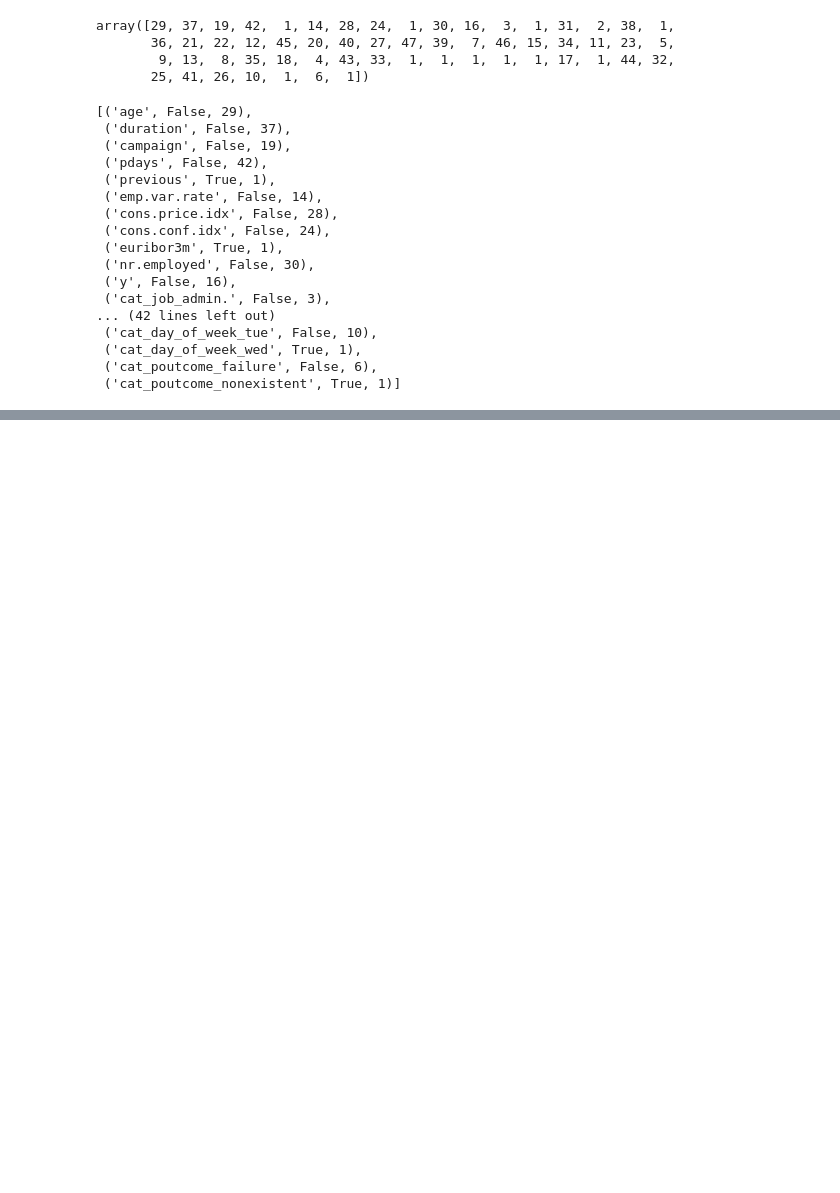
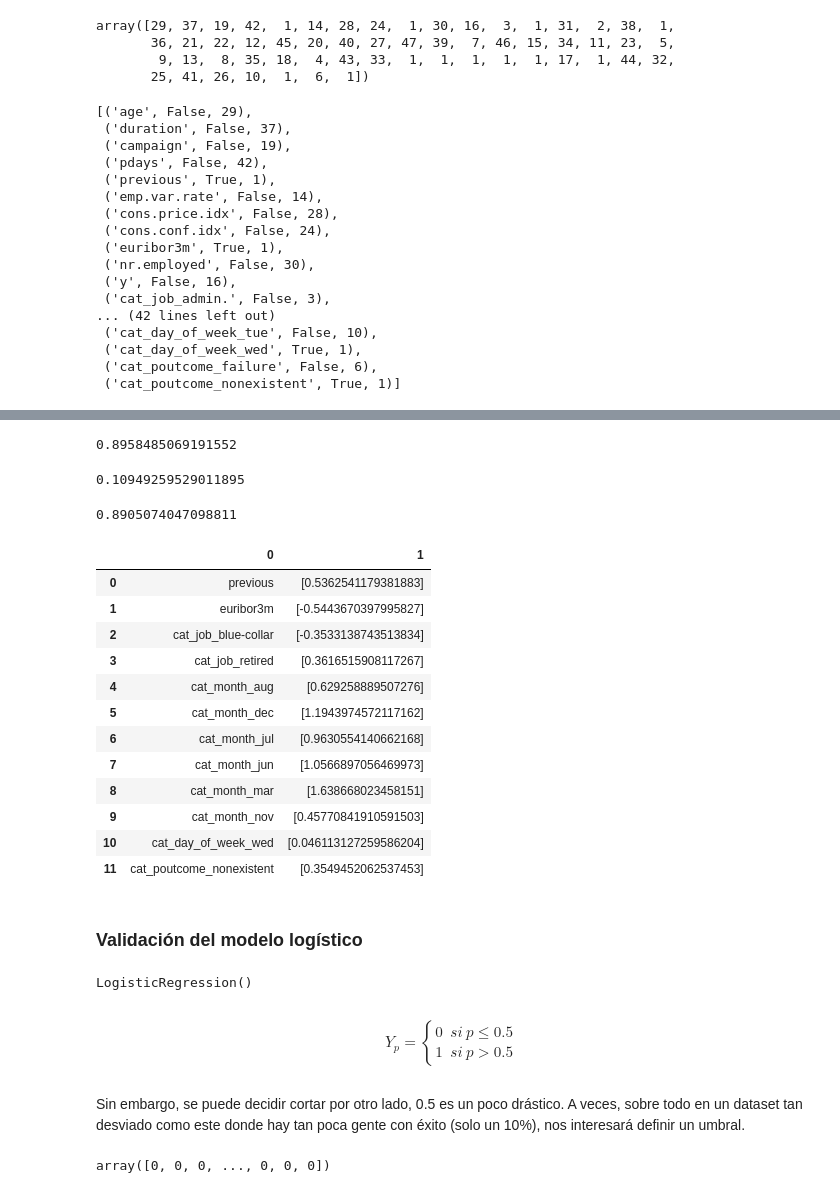
Before and after one commit to ososuna/logistic-regression, a Jupyter notebook: notebooks/LogisticRegression.ipynb, the cells around one changed output, grey strips where cells are left out. Cells and saved outputs as stored; diff of their text form; code cells hidden in the pictures; blank space fills up the shorter version.

```diff
--- a/notebooks/LogisticRegression.ipynb
+++ b/notebooks/LogisticRegression.ipynb
@@ -336,0 +380,31 @@ Y = bank_data['y']
+# %%
+# Factor de R^2
+logit_model.score(X, Y)
+# %% [output]
+0.8958485069191552
+# %%
+Y.mean()
+# %% [output]
+0.10949259529011895
+# %%
+1-Y.mean()
+# %% [output]
+0.8905074047098811
+# %%
+pd.DataFrame(list(zip(X.columns, np.transpose(logit_model.coef_))))
+# %% [output]
+|  | 0 | 1 |
+| 0 | previous | [0.5362541179381883] |
+| 1 | euribor3m | [-0.5443670397995827] |
+| 2 | cat_job_blue-collar | [-0.3533138743513834] |
+| 3 | cat_job_retired | [0.3616515908117267] |
+| 4 | cat_month_aug | [0.629258889507276] |
+| 5 | cat_month_dec | [1.1943974572117162] |
+| 6 | cat_month_jul | [0.9630554140662168] |
+| 7 | cat_month_jun | [1.0566897056469973] |
+| 8 | cat_month_mar | [1.638668023458151] |
+| 9 | cat_month_nov | [0.45770841910591503] |
+| 10 | cat_day_of_week_wed | [0.046113127259586204] |
+| 11 | cat_poutcome_nonexistent | [0.3549452062537453] |
+# %% [markdown]
+### Validación del modelo logístico
@@ -336,0 +415,10 @@ Y = bank_data['y']
+# %%
+lm = linear_model.LogisticRegression()
+lm.fit(X_train, Y_train)
+# %% [output]
+LogisticRegression()
+# %% [markdown]
+
+$$Y_p=\begin{cases}0& si\ p\leq0.5\\1&si\ p >0.5\end{cases}$$
+# %% [markdown]
+Sin embargo, se puede decidir cortar por otro lado, 0.5 es un poco drástico. A veces, sobre todo en un dataset tan desviado como este donde hay tan poca gente con éxito (solo un 10%), nos interesará definir un umbral.
@@ -336,0 +428,5 @@ Y = bank_data['y']
+# %%
+# Probabilidades menores a 0.5 es 0
+prediction
+# %% [output]
+array([0, 0, 0, ..., 0, 0, 0])
```
Also changed, not shown: parts of 19 cells of this notebook.
